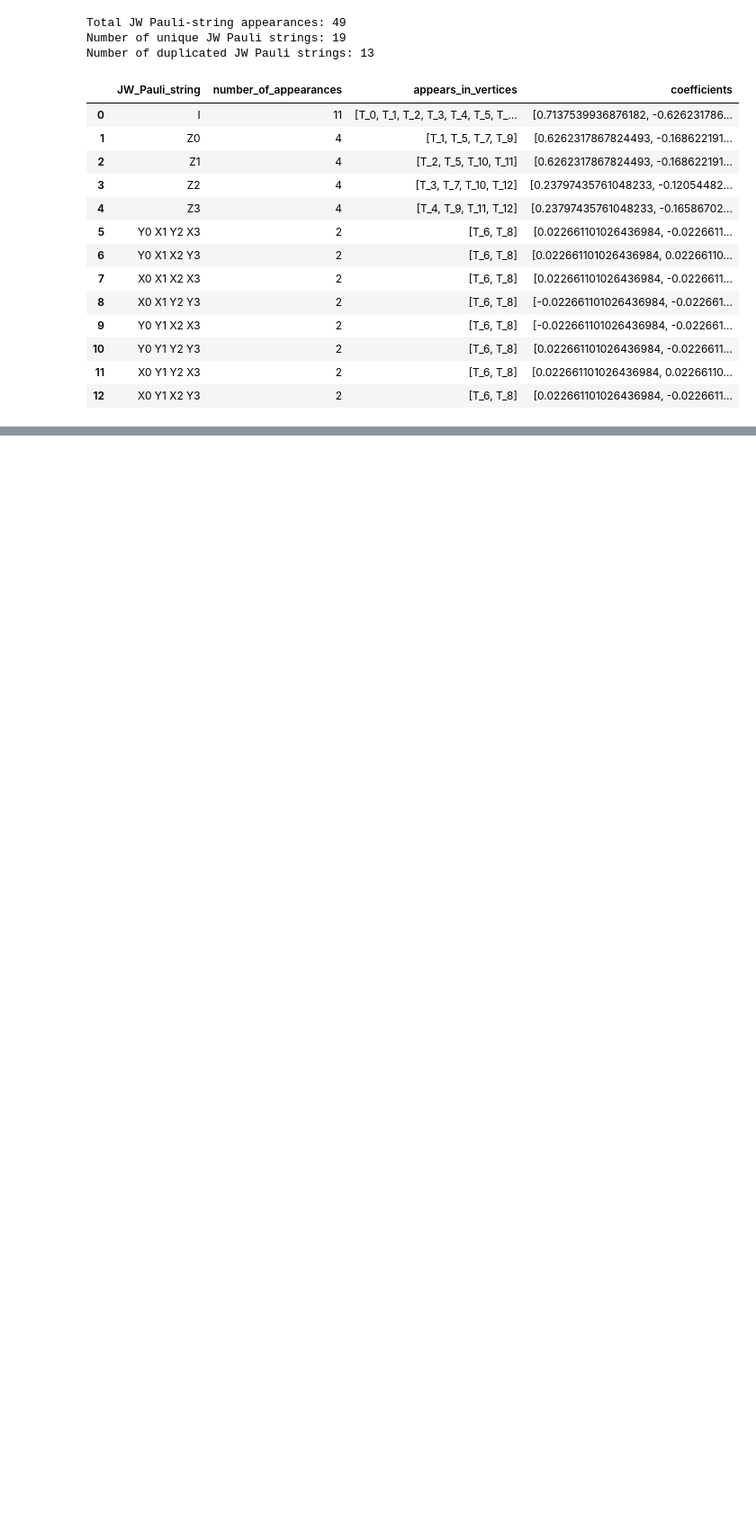
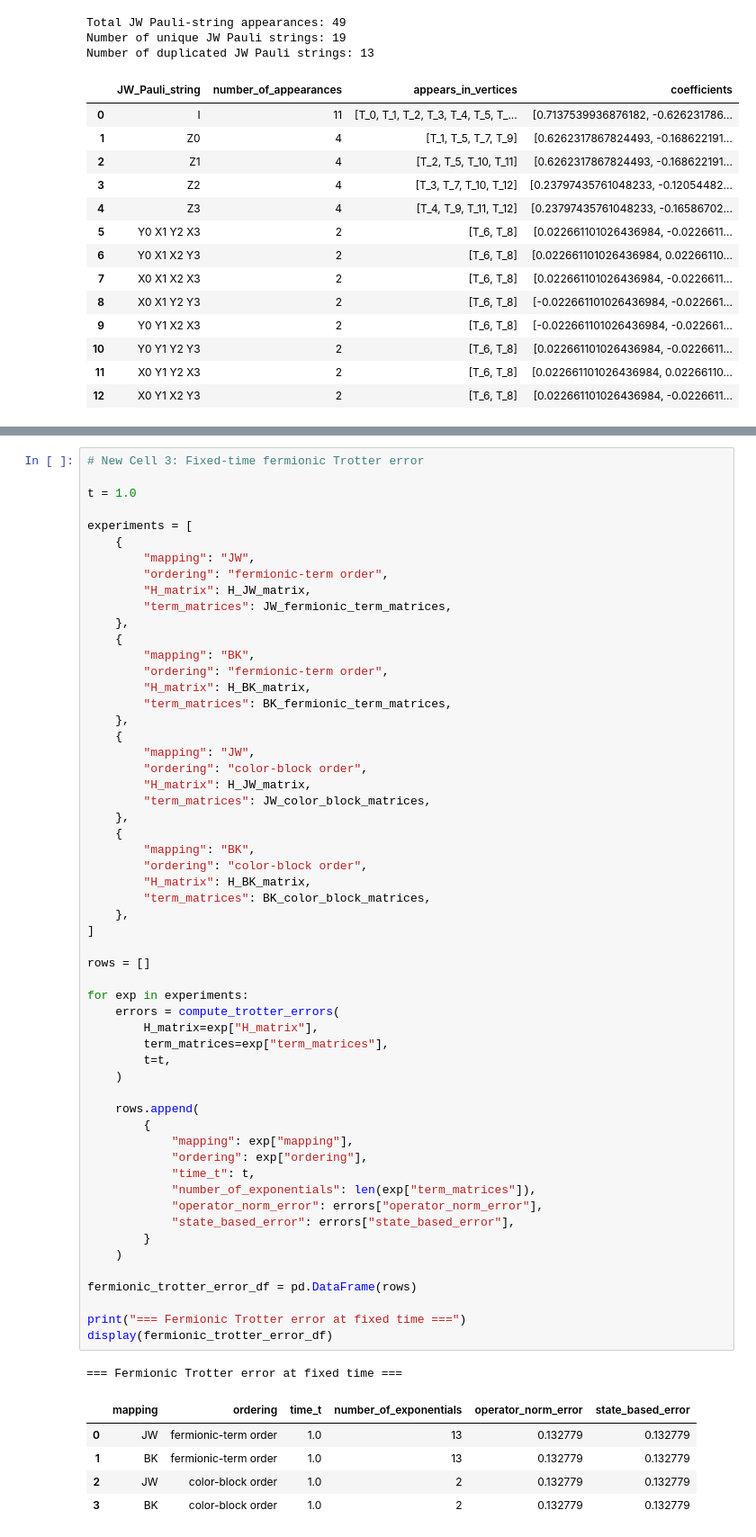
Before and after one commit to lanl/qhat, a Jupyter notebook: h2_fermionic.ipynb, the cells around one changed output, grey strips where cells are left out. Shown at 90% size. Drawn from its saved outputs; the diff is of its cells as text; blank space fills up the shorter version.

```diff
--- a/h2_fermionic.ipynb
+++ b/h2_fermionic.ipynb
@@ -1726,0 +1876,63 @@ display(bk_duplicate_df)
+# %%
+# New Cell 3: Fixed-time fermionic Trotter error
+
+t = 1.0
+
+experiments = [
+    {
+        "mapping": "JW",
+        "ordering": "fermionic-term order",
+        "H_matrix": H_JW_matrix,
+        "term_matrices": JW_fermionic_term_matrices,
+    },
+    {
+        "mapping": "BK",
+        "ordering": "fermionic-term order",
+        "H_matrix": H_BK_matrix,
+        "term_matrices": BK_fermionic_term_matrices,
+    },
+    {
+        "mapping": "JW",
+        "ordering": "color-block order",
+        "H_matrix": H_JW_matrix,
+        "term_matrices": JW_color_block_matrices,
+    },
+    {
+        "mapping": "BK",
+        "ordering": "color-block order",
+        "H_matrix": H_BK_matrix,
+        "term_matrices": BK_color_block_matrices,
+    },
+]
+
+rows = []
+
+for exp in experiments:
+    errors = compute_trotter_errors(
+        H_matrix=exp["H_matrix"],
+        term_matrices=exp["term_matrices"],
+        t=t,
+    )
+
+    rows.append(
+        {
+            "mapping": exp["mapping"],
+            "ordering": exp["ordering"],
+            "time_t": t,
+            "number_of_exponentials": len(exp["term_matrices"]),
+            "operator_norm_error": errors["operator_norm_error"],
+            "state_based_error": errors["state_based_error"],
+        }
+    )
+
+fermionic_trotter_error_df = pd.DataFrame(rows)
+
+print("=== Fermionic Trotter error at fixed time ===")
+display(fermionic_trotter_error_df)
+# %% [output]
+=== Fermionic Trotter error at fixed time ===
+|  | mapping | ordering | time_t | number_of_exponentials | operator_norm_error | state_based_error |
+| 0 | JW | fermionic-term order | 1.0 | 13 | 0.132779 | 0.132779 |
+| 1 | BK | fermionic-term order | 1.0 | 13 | 0.132779 | 0.132779 |
+| 2 | JW | color-block order | 1.0 | 2 | 0.132779 | 0.132779 |
+| 3 | BK | color-block order | 1.0 | 2 | 0.132779 | 0.132779 |
```
Also changed, not shown: parts of 6 cells of this notebook.
